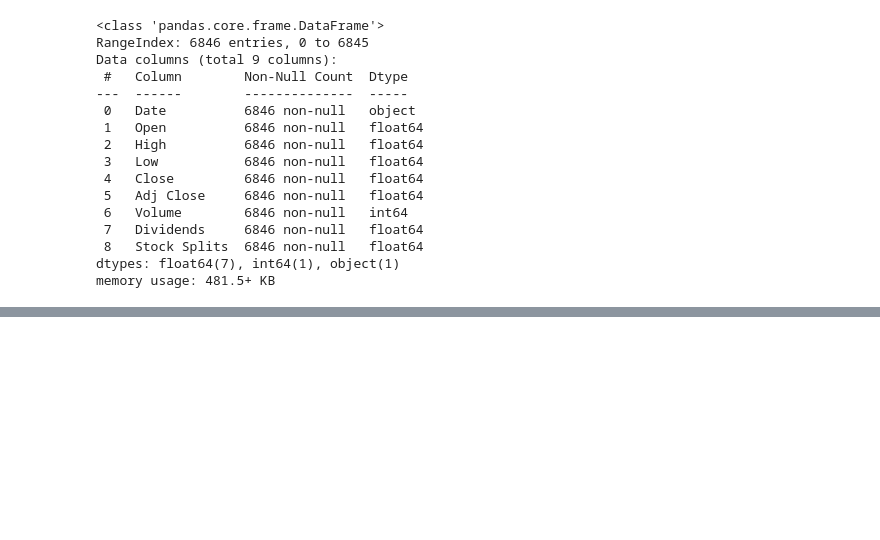
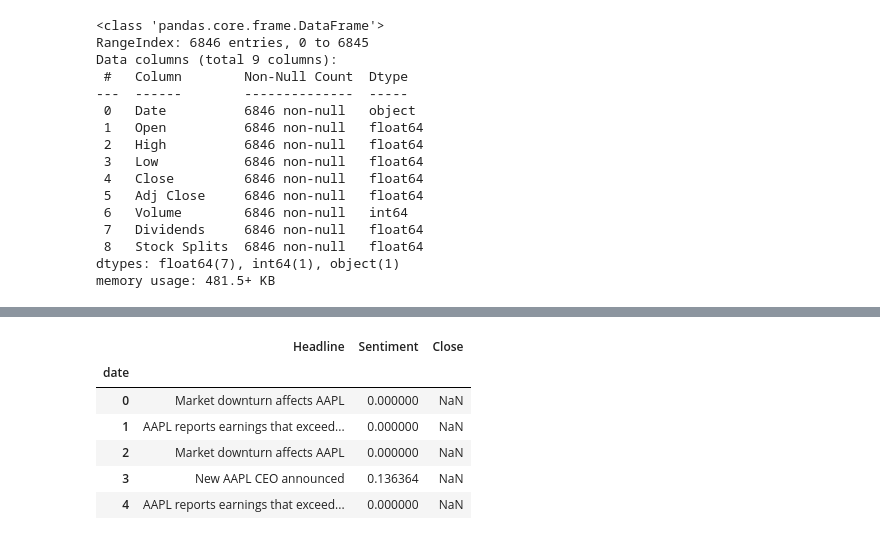
Before and after one commit to surak-alf/Project_3, a Jupyter notebook: src/notebooks/AMZN (1).ipynb, the cells around one changed output, grey strips where cells are left out. Saved outputs shown, nothing was run; the diff lists cells and outputs as text; code cells hidden in the pictures; blank space fills up the shorter version.

```diff
--- a/src/notebooks/AMZN (1).ipynb
+++ b/src/notebooks/AMZN (1).ipynb
@@ -109,0 +136,4 @@ fig.show()
+# %%
+amzn.columns = ['Adj Close', 'Close', 'High', 'Low', 'Open', 'Volume']
+
+amzn.columns
@@ -109,0 +142,4 @@ fig.show()
+# %%
+# Create a DataFrame with dates from the AMZN data
+date = raw_df.index
+text_data = pd.DataFrame(date, columns=['date'])
@@ -109,0 +188,12 @@ fig.show()
+# %%
+# Aligning sentiment scores with the stock closing prices on the same date
+combined_data = text_data.set_index('date').join(amzn['Close'])
+combined_data.head()
+# %% [output]
+|  | Headline | Sentiment | Close |
+| date |  |  |  |
+| 0 | Market downturn affects AAPL | 0.000000 | NaN |
+| 1 | AAPL reports earnings that exceed... | 0.000000 | NaN |
+| 2 | Market downturn affects AAPL | 0.000000 | NaN |
+| 3 | New AAPL CEO announced | 0.136364 | NaN |
+| 4 | AAPL reports earnings that exceed... | 0.000000 | NaN |
```
Also changed, not shown: parts of 14 cells of this notebook.
